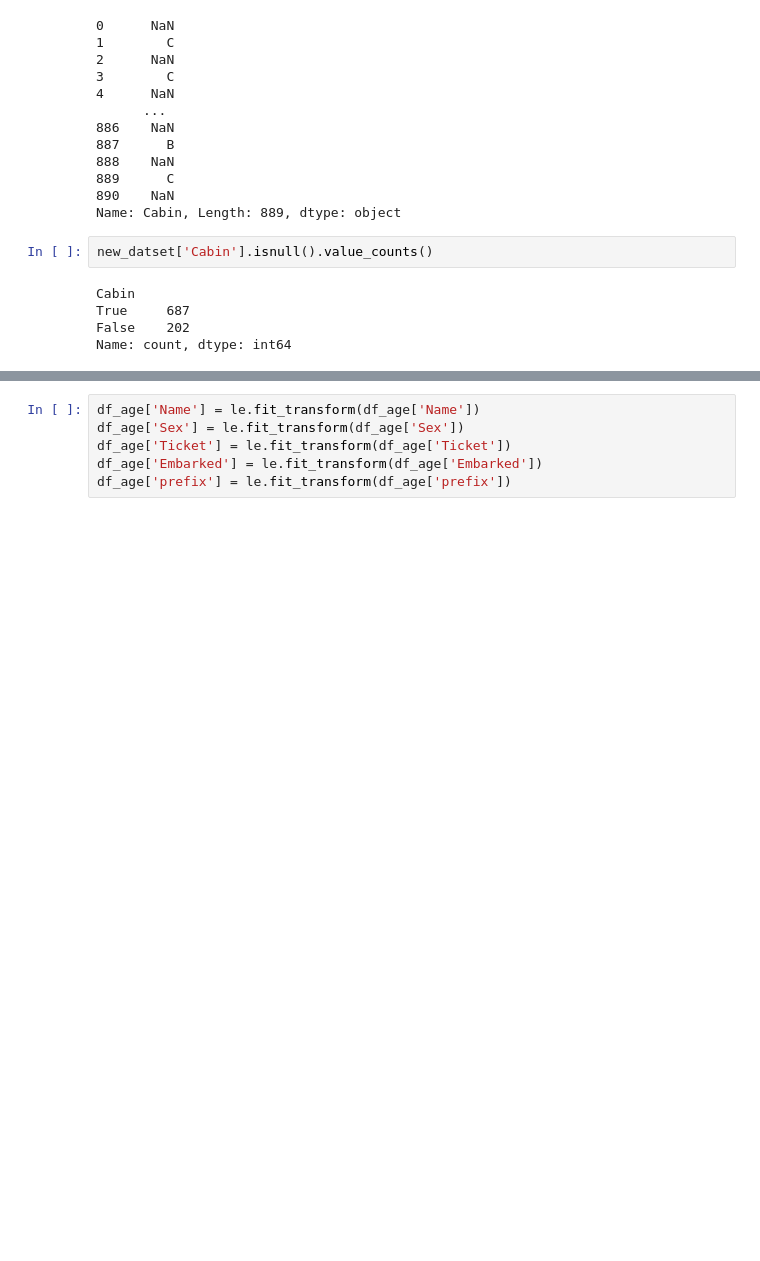
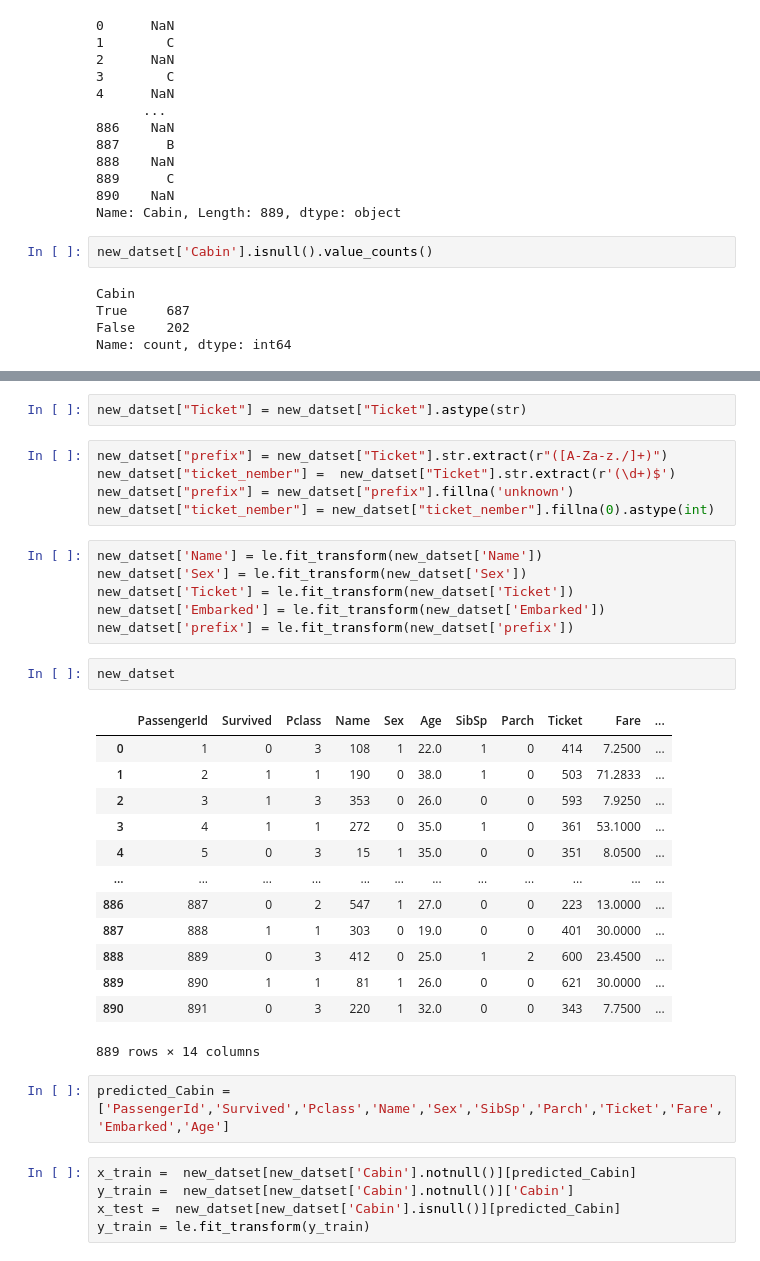
Before and after one commit to Hichamjb/Titanic-ML-Pipeline-Cleaning-Features-Prediction, a Jupyter notebook: cleaning.ipynb, the cells around one changed output, grey strips where cells are left out. Saved outputs shown, nothing was run; the diff lists cells and outputs as text; blank space fills up the shorter version.

```diff
--- a/cleaning.ipynb
+++ b/cleaning.ipynb
@@ -506,6 +535,36 @@ Name: Age, Length: 889, dtype: float64
+# %%
+new_datset["Ticket"] = new_datset["Ticket"].astype(str)
+# %%
+new_datset["prefix"] = new_datset["Ticket"].str.extract(r"([A-Za-z./]+)")
+new_datset["ticket_nember"] =  new_datset["Ticket"].str.extract(r'(\d+)$')
+new_datset["prefix"] = new_datset["prefix"].fillna('unknown')
+new_datset["ticket_nember"] = new_datset["ticket_nember"].fillna(0).astype(int)
 # %%
-df_age['Name'] = le.fit_transform(df_age['Name'])
-df_age['Sex'] = le.fit_transform(df_age['Sex'])
-df_age['Ticket'] = le.fit_transform(df_age['Ticket'])
-df_age['Embarked'] = le.fit_transform(df_age['Embarked'])
-df_age['prefix'] = le.fit_transform(df_age['prefix'])
+new_datset['Name'] = le.fit_transform(new_datset['Name'])
+new_datset['Sex'] = le.fit_transform(new_datset['Sex'])
+new_datset['Ticket'] = le.fit_transform(new_datset['Ticket'])
+new_datset['Embarked'] = le.fit_transform(new_datset['Embarked'])
+new_datset['prefix'] = le.fit_transform(new_datset['prefix'])
+# %%
+new_datset
+# %% [output]
+|  | PassengerId | Survived | Pclass | Name | Sex | Age | SibSp | Parch | Ticket | Fare | ... |
+| 0 | 1 | 0 | 3 | 108 | 1 | 22.0 | 1 | 0 | 414 | 7.2500 | ... |
+| 1 | 2 | 1 | 1 | 190 | 0 | 38.0 | 1 | 0 | 503 | 71.2833 | ... |
+| 2 | 3 | 1 | 3 | 353 | 0 | 26.0 | 0 | 0 | 593 | 7.9250 | ... |
+| 3 | 4 | 1 | 1 | 272 | 0 | 35.0 | 1 | 0 | 361 | 53.1000 | ... |
+| 4 | 5 | 0 | 3 | 15 | 1 | 35.0 | 0 | 0 | 351 | 8.0500 | ... |
+| ... | ... | ... | ... | ... | ... | ... | ... | ... | ... | ... | ... |
+| 886 | 887 | 0 | 2 | 547 | 1 | 27.0 | 0 | 0 | 223 | 13.0000 | ... |
+| 887 | 888 | 1 | 1 | 303 | 0 | 19.0 | 0 | 0 | 401 | 30.0000 | ... |
+| 888 | 889 | 0 | 3 | 412 | 0 | 25.0 | 1 | 2 | 600 | 23.4500 | ... |
+| 889 | 890 | 1 | 1 | 81 | 1 | 26.0 | 0 | 0 | 621 | 30.0000 | ... |
+| 890 | 891 | 0 | 3 | 220 | 1 | 32.0 | 0 | 0 | 343 | 7.7500 | ... |
+889 rows × 14 columns
+# %%
+predicted_Cabin = ['PassengerId','Survived','Pclass','Name','Sex','SibSp','Parch','Ticket','Fare','Embarked','Age']
+# %%
+x_train =  new_datset[new_datset['Cabin'].notnull()][predicted_Cabin]
+y_train =  new_datset[new_datset['Cabin'].notnull()]['Cabin']
+x_test =  new_datset[new_datset['Cabin'].isnull()][predicted_Cabin]
+y_train = le.fit_transform(y_train)
```
Also changed, not shown: parts of 13 cells of this notebook.
